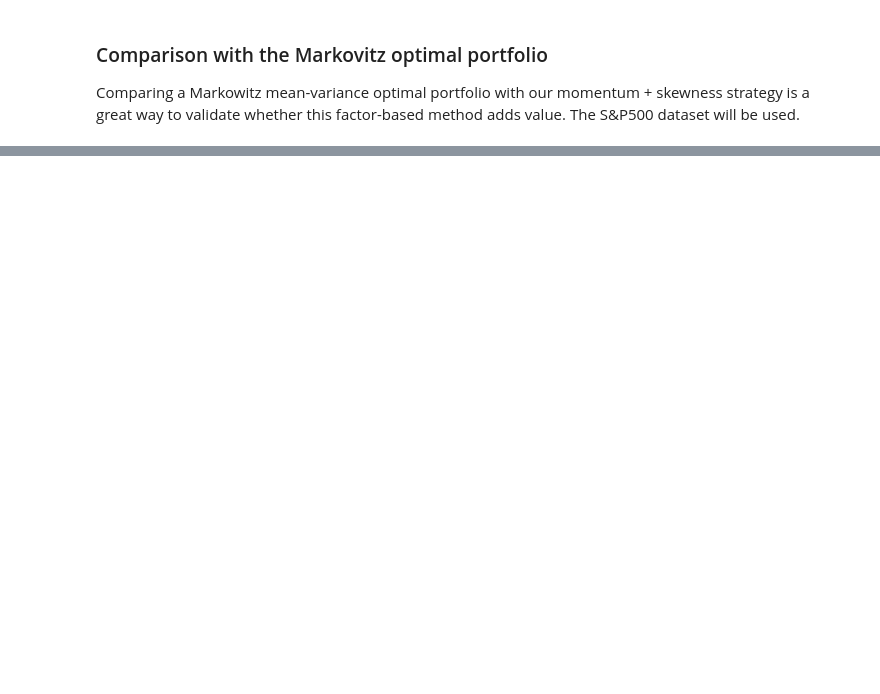
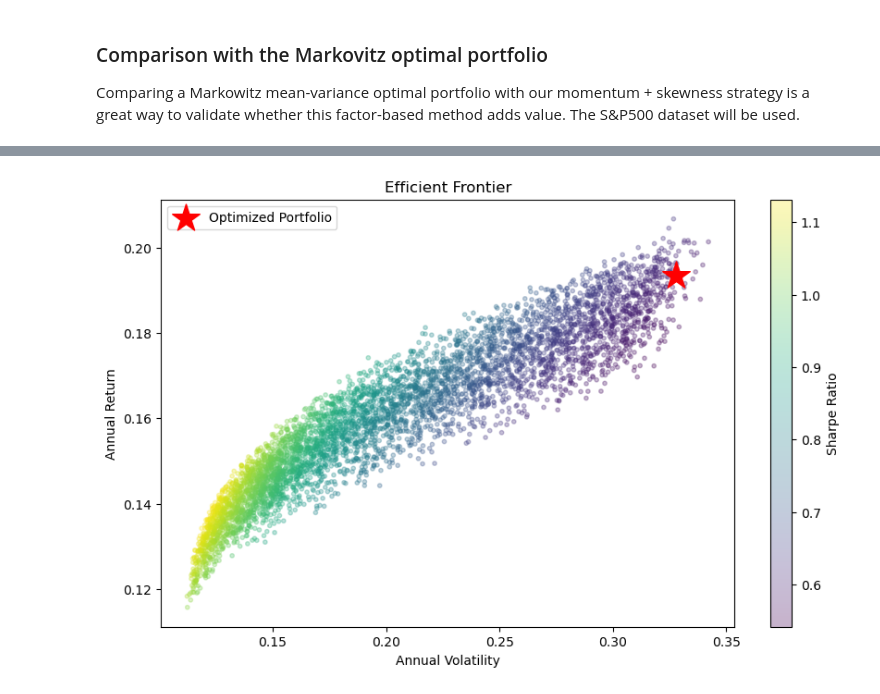
Before and after one commit to LucreziaPenati/Financial-Market-Analytics-Project, a Jupyter notebook: Python_scripts/momentum_investing.ipynb, the cells around one changed output, grey strips where cells are left out. Cells and saved outputs as stored; diff of their text form; code cells hidden in the pictures; blank space fills up the shorter version.

```diff
--- a/Python_scripts/momentum_investing.ipynb
+++ b/Python_scripts/momentum_investing.ipynb
@@ -179,0 +268,44 @@ Comparing a Markowitz mean-variance optimal portfolio with our momentum + skewne
+# %%
+# Plot the efficient frontier
+import numpy as np
+import matplotlib.pyplot as plt
+
+# Number of portfolios to simulate
+num_portfolios = 5000
+
+# Precomputed mean returns and covariance matrix (annualized)
+mean_returns = monthly_returns.mean() * 12
+cov_matrix = monthly_returns.cov() * 12
+
+results = np.zeros((3, num_portfolios))
+weights_record = []
+
+for i in range(num_portfolios):
+    # Random weights that sum to 1
+    weights = np.random.random(len(monthly_returns.columns))
+    weights /= np.sum(weights)
+    weights_record.append(weights)
+
+    # Portfolio return and volatility
+    port_return = np.dot(weights, mean_returns)
+    port_vol = np.sqrt(np.dot(weights.T, np.dot(cov_matrix, weights)))
+
+    # Store results: [return, volatility, sharpe ratio]
+    results[0,i] = port_return
+    results[1,i] = port_vol
+    results[2,i] = port_return / port_vol
+
+# Plot the efficient frontier scatter
+plt.figure(figsize=(10,6))
+plt.scatter(results[1,:], results[0,:], c=results[2,:], cmap='viridis', marker='o', s=10, alpha=0.3)
+plt.colorbar(label='Sharpe Ratio')
+plt.xlabel('Annual Volatility')
+plt.ylabel('Annual Return')
+plt.title('Efficient Frontier')
+
+# Plot the optimized portfolio
+plt.scatter(port_vol, port_return, marker='*', color='r', s=500, label='Optimized Portfolio')
+plt.legend()
+plt.show()
+# %% [output]
+[figure, added]
```
Also changed, not shown: parts of 5 cells of this notebook.
